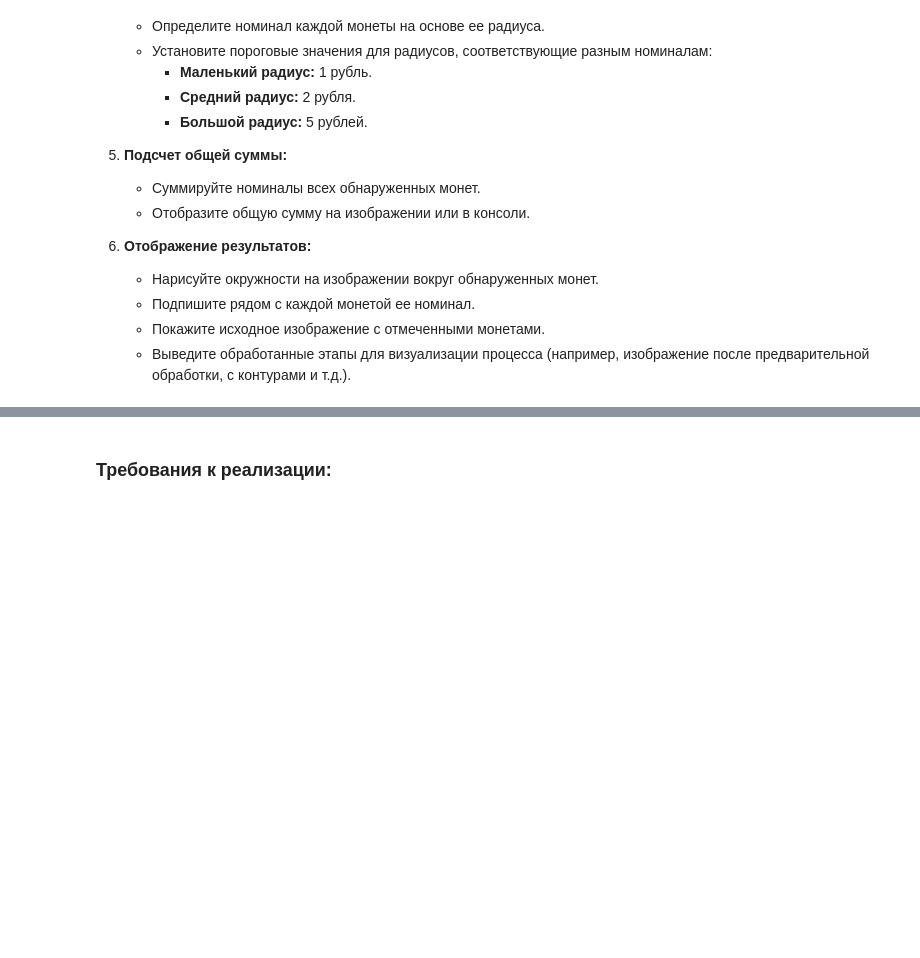
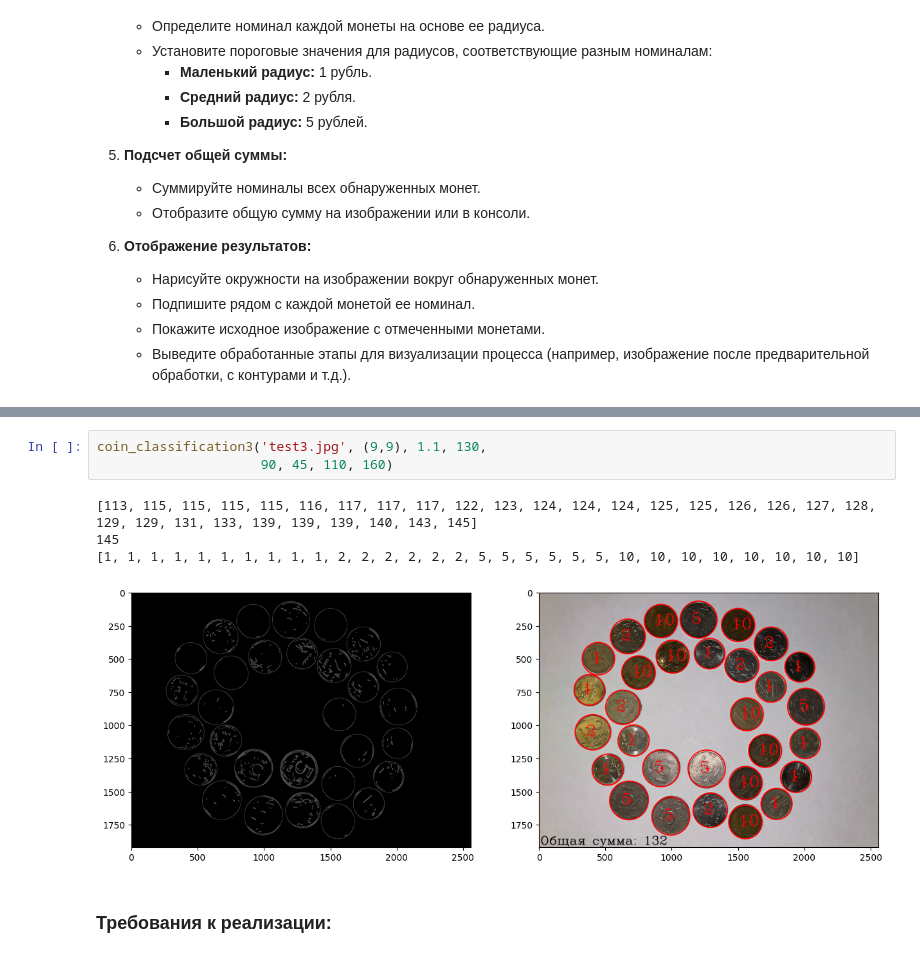
Before and after one commit to ilyak0n/image_processing, a Jupyter notebook: Проектная_работа_№1_Классификация_объектов_на_изображении.ipynb, the cells around one changed output, grey strips where cells are left out. Drawn from its saved outputs; the diff is of its cells as text; blank space fills up the shorter version.

```diff
--- a/Проектная_работа_№1_Классификация_объектов_на_изображении.ipynb
+++ b/Проектная_работа_№1_Классификация_объектов_на_изображении.ipynb
@@ -41,3 +287,11 @@
+# %%
+coin_classification3('test3.jpg', (9,9), 1.1, 130,
+                     90, 45, 110, 160)
+# %% [output]
+[113, 115, 115, 115, 115, 116, 117, 117, 117, 122, 123, 124, 124, 124, 125, 125, 126, 126, 127, 128, 129, 129, 131, 133, 139, 139, 139, 140, 143, 145]
+145
+[1, 1, 1, 1, 1, 1, 1, 1, 1, 1, 2, 2, 2, 2, 2, 2, 5, 5, 5, 5, 5, 5, 10, 10, 10, 10, 10, 10, 10, 10]
+[figure, added]
 # %% [markdown]
 ### **Требования к реализации:**
 # %% [markdown]
```
Also changed, not shown: parts of 11 cells of this notebook.
